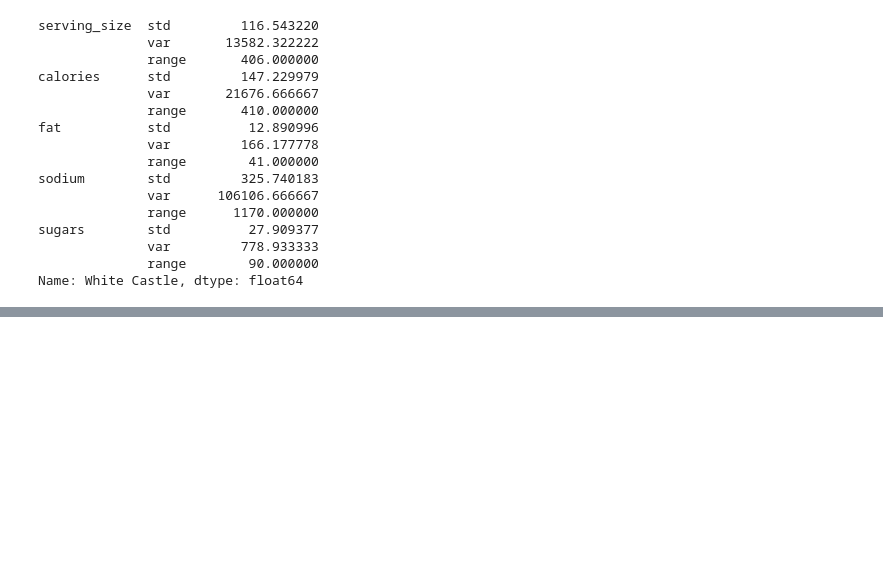
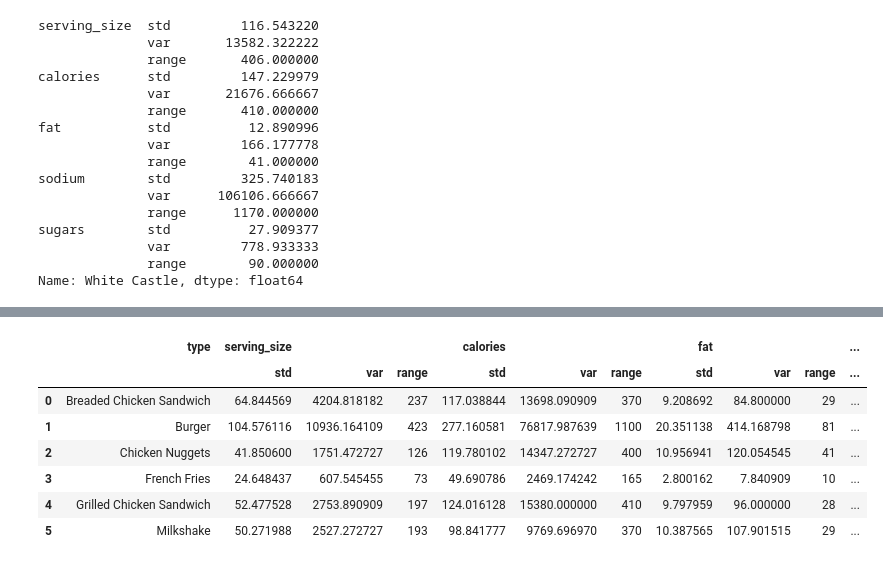
Before and after one commit to juan1jose3/pandas_stuff, a Jupyter notebook: restaurant_stats/stats.ipynb, the cells around one changed output, grey strips where cells are left out. Cells and saved outputs as stored; diff of their text form; code cells hidden in the pictures; blank space fills up the shorter version.

```diff
--- a/restaurant_stats/stats.ipynb
+++ b/restaurant_stats/stats.ipynb
@@ -156,0 +213,18 @@ Name: White Castle, dtype: float64
+# %%
+summary_table_dis_type = (
+    csv_data_comunes.groupby("type")[nutrient_cols]
+    .agg(["std", "var", range_func])
+)
+
+summary_table_dis_type = summary_table_dis_type.reset_index()
+
+summary_table_dis_type
+# %% [output]
+|  | type | serving_size |  |  | calories |  |  | fat |  |  | ... |
+|  |  | std | var | range | std | var | range | std | var | range | ... |
+| 0 | Breaded Chicken Sandwich | 64.844569 | 4204.818182 | 237 | 117.038844 | 13698.090909 | 370 | 9.208692 | 84.800000 | 29 | ... |
+| 1 | Burger | 104.576116 | 10936.164109 | 423 | 277.160581 | 76817.987639 | 1100 | 20.351138 | 414.168798 | 81 | ... |
+| 2 | Chicken Nuggets | 41.850600 | 1751.472727 | 126 | 119.780102 | 14347.272727 | 400 | 10.956941 | 120.054545 | 41 | ... |
+| 3 | French Fries | 24.648437 | 607.545455 | 73 | 49.690786 | 2469.174242 | 165 | 2.800162 | 7.840909 | 10 | ... |
+| 4 | Grilled Chicken Sandwich | 52.477528 | 2753.890909 | 197 | 124.016128 | 15380.000000 | 410 | 9.797959 | 96.000000 | 28 | ... |
+| 5 | Milkshake | 50.271988 | 2527.272727 | 193 | 98.841777 | 9769.696970 | 370 | 10.387565 | 107.901515 | 29 | ... |
```
Also changed, not shown: parts of 8 cells of this notebook.
